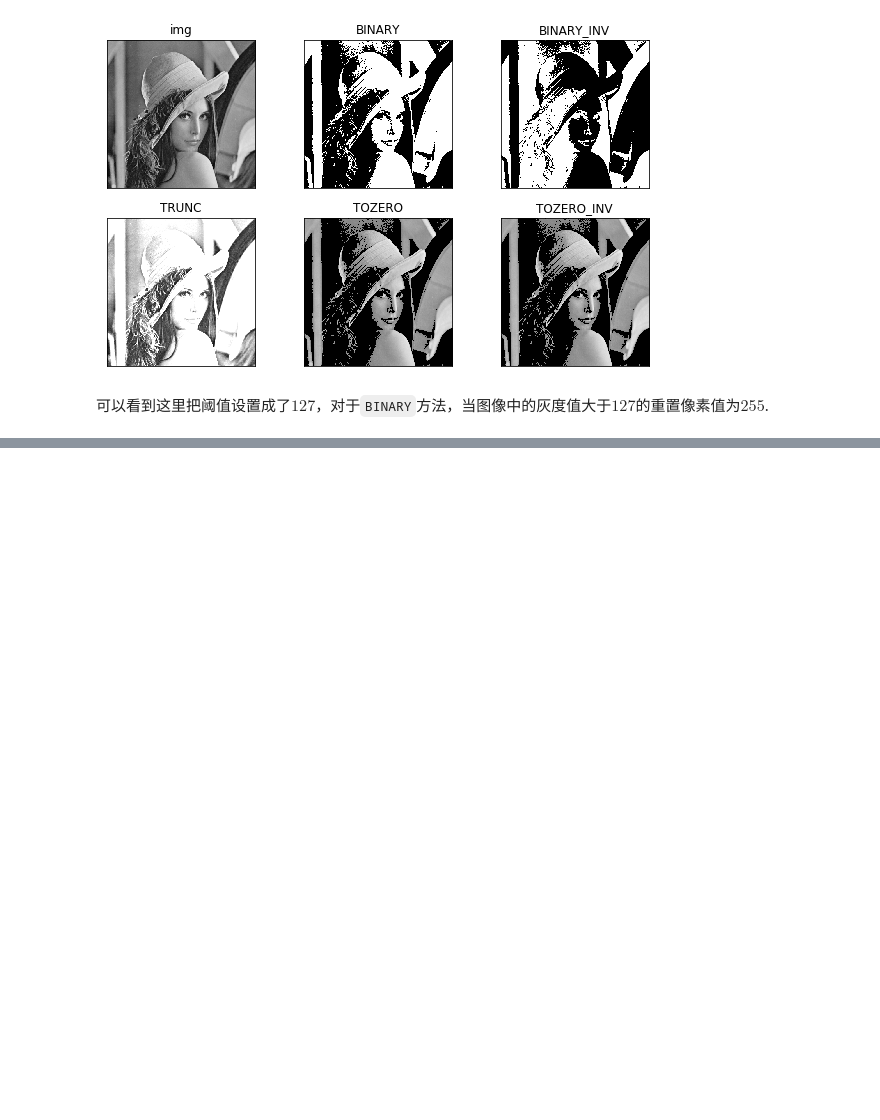
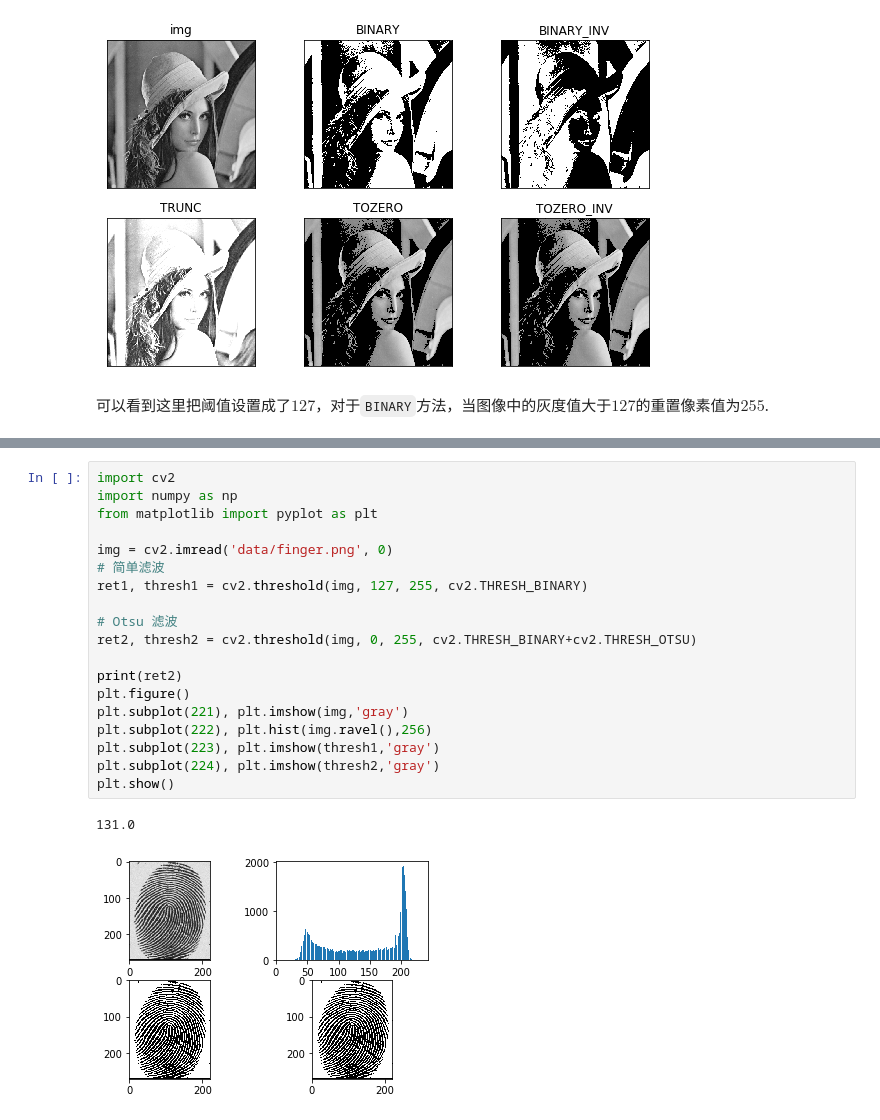
Before and after one commit to daimibbb/Opencv-Master, a Jupyter notebook: Basic/OpenCV使用笔记/opencv使用笔记_01.ipynb, the cells around one changed output, grey strips where cells are left out. Saved outputs shown, nothing was run; the diff lists cells and outputs as text; blank space fills up the shorter version.

```diff
--- a/Basic/OpenCV使用笔记/opencv使用笔记_01.ipynb
+++ b/Basic/OpenCV使用笔记/opencv使用笔记_01.ipynb
@@ -584,0 +626,22 @@ where $T(x,y)$ is a threshold calculated individually for each pixel.
+# %%
+import cv2
+import numpy as np
+from matplotlib import pyplot as plt
+
+img = cv2.imread('data/finger.png', 0)
+# 简单滤波
+ret1, thresh1 = cv2.threshold(img, 127, 255, cv2.THRESH_BINARY)
+
+# Otsu 滤波
+ret2, thresh2 = cv2.threshold(img, 0, 255, cv2.THRESH_BINARY+cv2.THRESH_OTSU)
+
+print(ret2)
+plt.figure()
+plt.subplot(221), plt.imshow(img,'gray')
+plt.subplot(222), plt.hist(img.ravel(),256)
+plt.subplot(223), plt.imshow(thresh1,'gray')
+plt.subplot(224), plt.imshow(thresh2,'gray')
+plt.show()
+# %% [output]
+131.0
+[figure, added]
```
Also changed, not shown: parts of 9 cells of this notebook, 5 other files.
